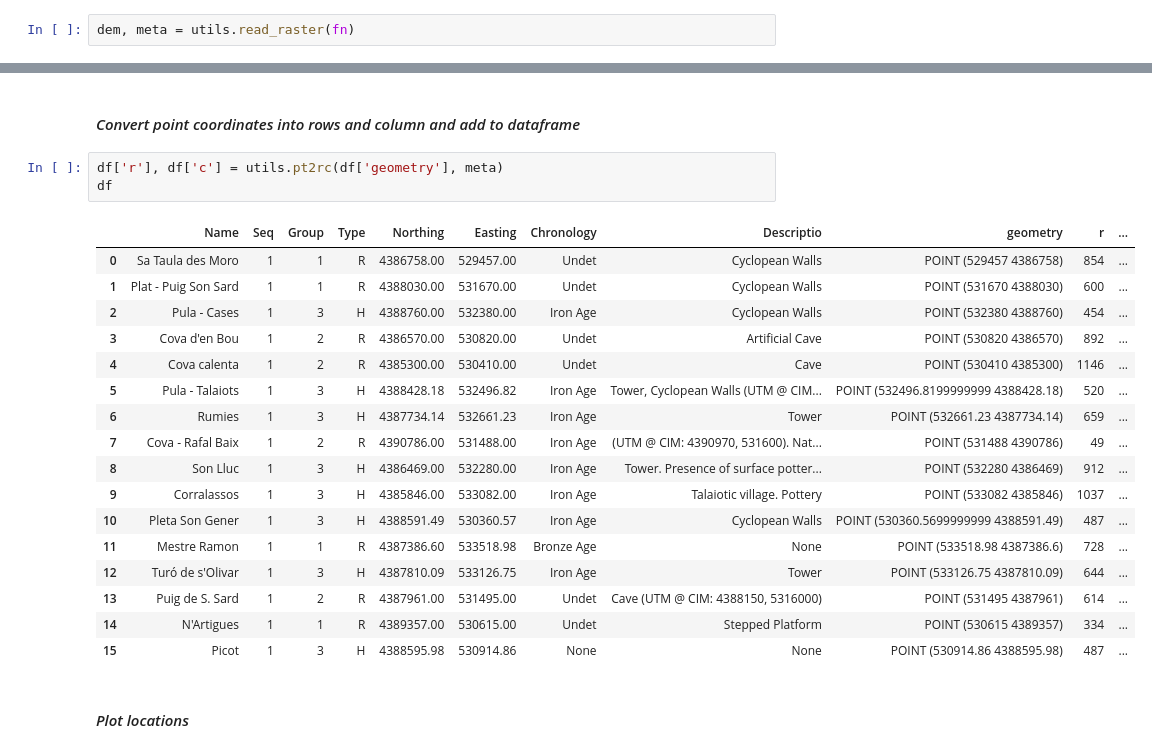
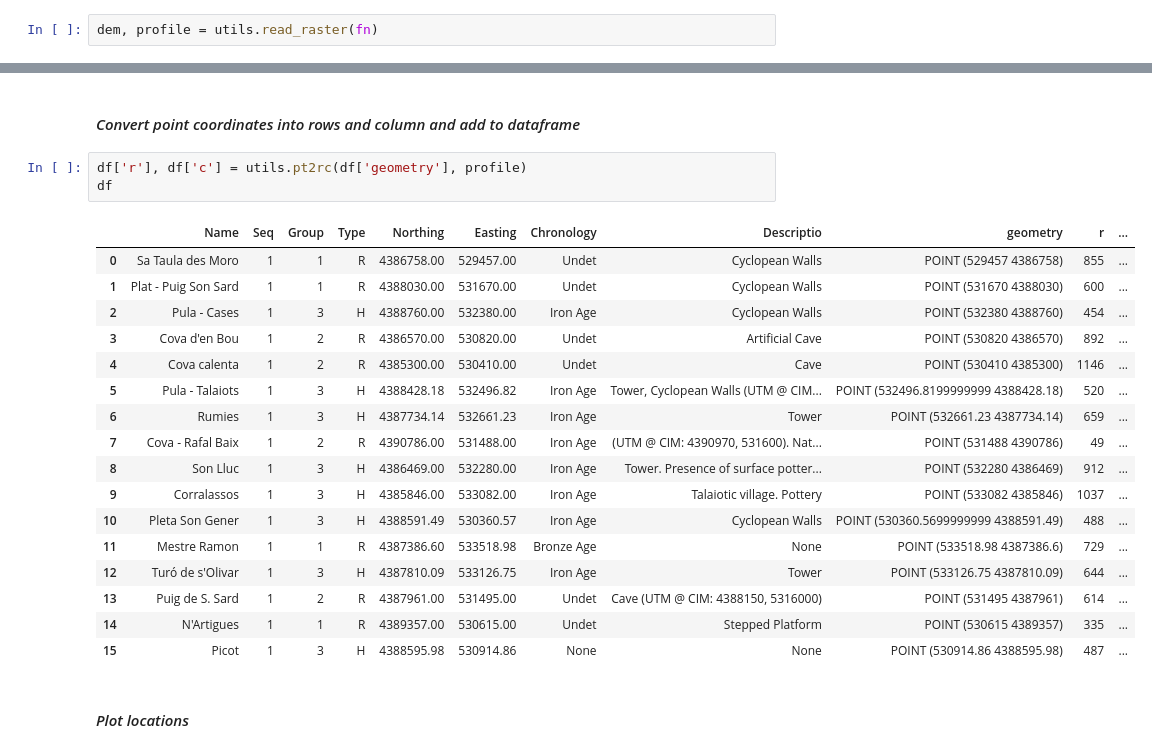
Before and after one commit to mllobera/netsim, a Jupyter notebook: notebooks/CaseStudy1.ipynb, the cells around one changed output, grey strips where cells are left out. Drawn from its saved outputs; the diff is of its cells as text.

```diff
--- a/notebooks/CaseStudy1.ipynb
+++ b/notebooks/CaseStudy1.ipynb
@@ -17,6 +15,6 @@ SyntaxError: invalid syntax (netgen.py, line 195)
 # %%
 fn = r'..\data\case_study\DEM4.tif'
 # %%
-dem, meta = utils.read_raster(fn)
+dem, profile = utils.read_raster(fn)
 # %%
 #find the cellsize of the dem
@@ -60,11 +58,11 @@ df
 # %% [markdown]
 #### *Convert point coordinates into rows and column and add to dataframe*
 # %%
-df['r'], df['c'] = utils.pt2rc(df['geometry'], meta)
+df['r'], df['c'] = utils.pt2rc(df['geometry'], profile)
 df
 # %% [output]
 |  | Name | Seq | Group | Type | Northing | Easting | Chronology | Descriptio | geometry | r | ... |
-| 0 | Sa Taula des Moro | 1 | 1 | R | 4386758.00 | 529457.00 | Undet | Cyclopean Walls | POINT (529457 4386758) | 854 | ... |
+| 0 | Sa Taula des Moro | 1 | 1 | R | 4386758.00 | 529457.00 | Undet | Cyclopean Walls | POINT (529457 4386758) | 855 | ... |
 | 1 | Plat - Puig Son Sard | 1 | 1 | R | 4388030.00 | 531670.00 | Undet | Cyclopean Walls | POINT (531670 4388030) | 600 | ... |
 | 2 | Pula - Cases | 1 | 3 | H | 4388760.00 | 532380.00 | Iron Age | Cyclopean Walls | POINT (532380 4388760) | 454 | ... |
 | 3 | Cova d'en Bou | 1 | 2 | R | 4386570.00 | 530820.00 | Undet | Artificial Cave | POINT (530820 4386570) | 892 | ... |
@@ -74,11 +72,11 @@ df
 | 7 | Cova - Rafal Baix | 1 | 2 | R | 4390786.00 | 531488.00 | Iron Age | (UTM @ CIM: 4390970, 531600). Nat... | POINT (531488 4390786) | 49 | ... |
 | 8 | Son Lluc | 1 | 3 | H | 4386469.00 | 532280.00 | Iron Age | Tower. Presence of surface potter... | POINT (532280 4386469) | 912 | ... |
 | 9 | Corralassos | 1 | 3 | H | 4385846.00 | 533082.00 | Iron Age | Talaiotic village. Pottery | POINT (533082 4385846) | 1037 | ... |
-| 10 | Pleta Son Gener | 1 | 3 | H | 4388591.49 | 530360.57 | Iron Age | Cyclopean Walls | POINT (530360.5699999999 4388591.49) | 487 | ... |
-| 11 | Mestre Ramon | 1 | 1 | R | 4387386.60 | 533518.98 | Bronze Age | None | POINT (533518.98 4387386.6) | 728 | ... |
+| 10 | Pleta Son Gener | 1 | 3 | H | 4388591.49 | 530360.57 | Iron Age | Cyclopean Walls | POINT (530360.5699999999 4388591.49) | 488 | ... |
+| 11 | Mestre Ramon | 1 | 1 | R | 4387386.60 | 533518.98 | Bronze Age | None | POINT (533518.98 4387386.6) | 729 | ... |
 | 12 | Turó de s'Olivar | 1 | 3 | H | 4387810.09 | 533126.75 | Iron Age | Tower | POINT (533126.75 4387810.09) | 644 | ... |
 | 13 | Puig de S. Sard | 1 | 2 | R | 4387961.00 | 531495.00 | Undet | Cave (UTM @ CIM: 4388150, 5316000) | POINT (531495 4387961) | 614 | ... |
-| 14 | N'Artigues | 1 | 1 | R | 4389357.00 | 530615.00 | Undet | Stepped Platform | POINT (530615 4389357) | 334 | ... |
+| 14 | N'Artigues | 1 | 1 | R | 4389357.00 | 530615.00 | Undet | Stepped Platform | POINT (530615 4389357) | 335 | ... |
 | 15 | Picot | 1 | 3 | H | 4388595.98 | 530914.86 | None | None | POINT (530914.86 4388595.98) | 487 | ... |
 # %% [markdown]
 #### *Plot locations*
```
Also changed, not shown: parts of 8 cells of this notebook, 5 other files.
